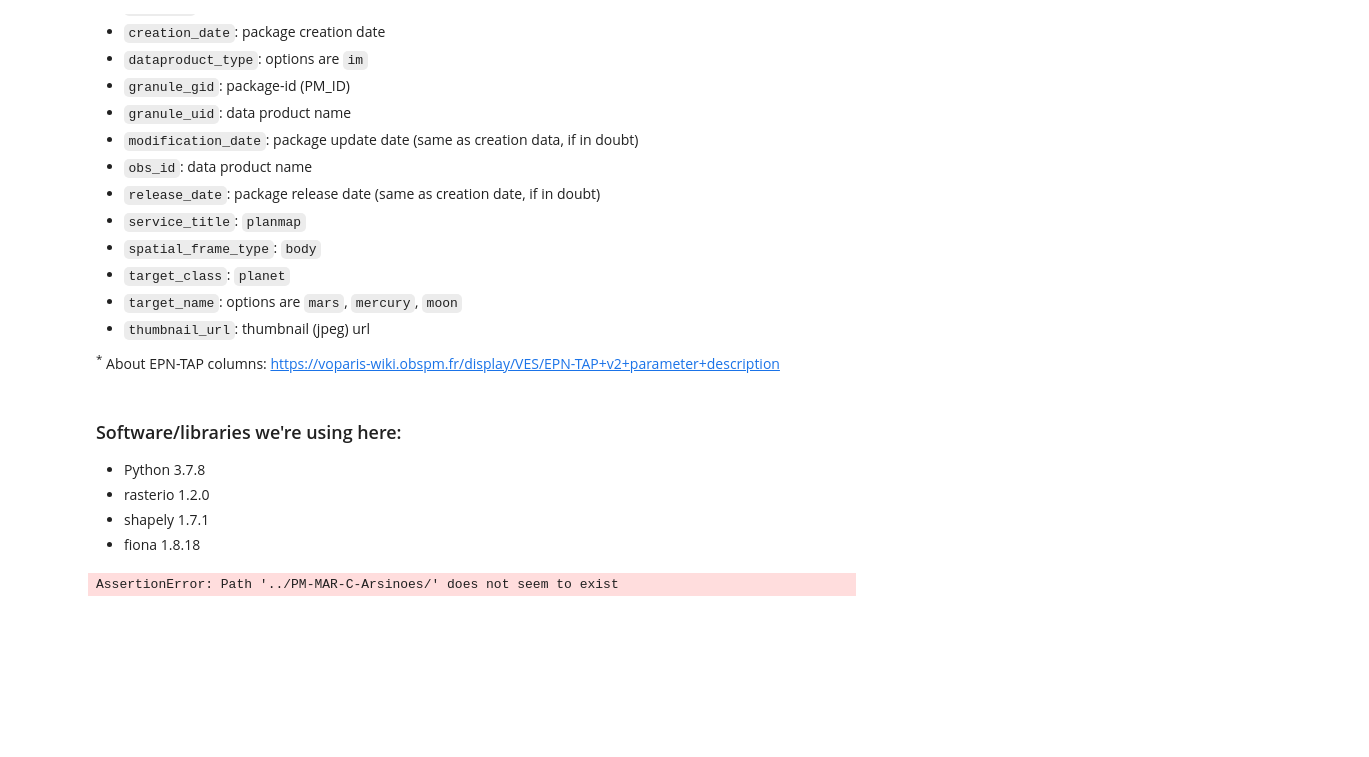
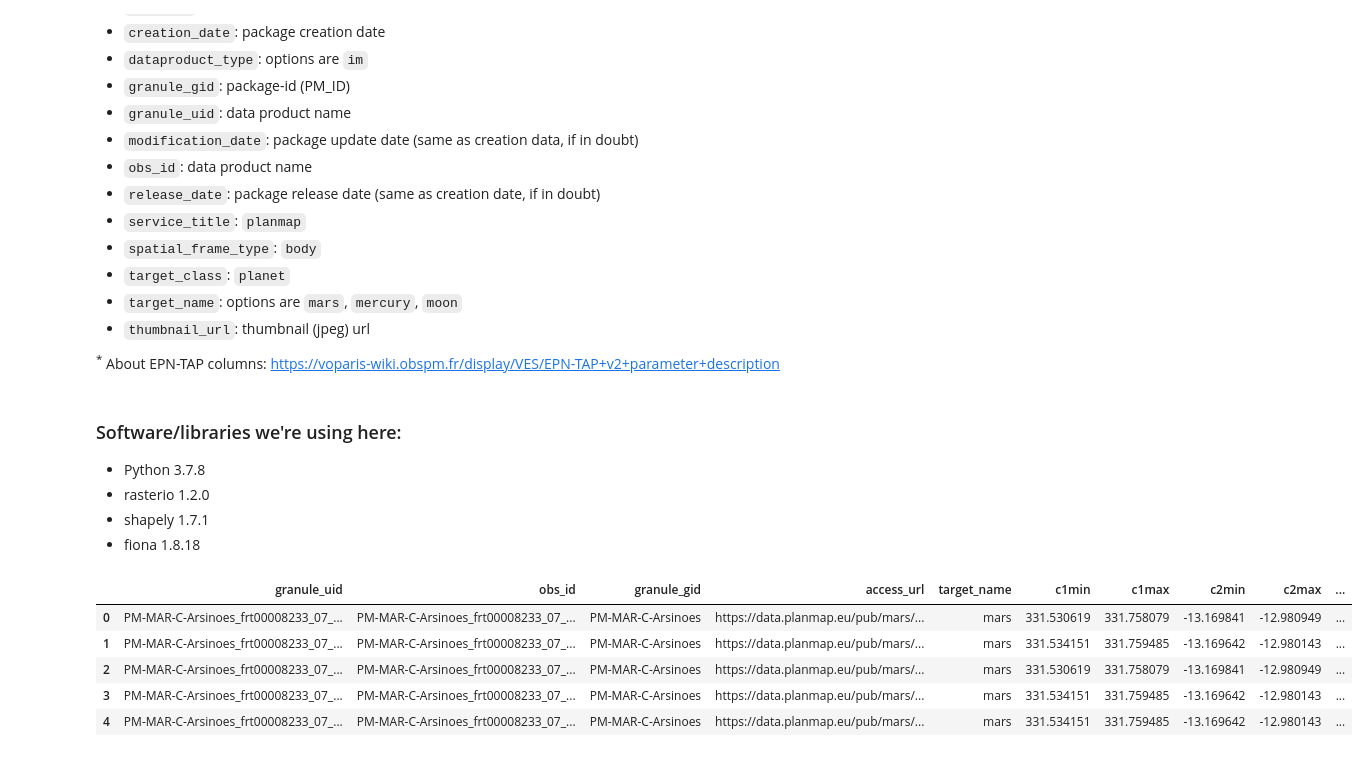
Before and after one commit to epn-vespa/planmap, a Jupyter notebook: docs/make_epntap_data_table.ipynb, the cells around one changed output. Saved outputs shown, nothing was run; the diff lists cells and outputs as text; code cells hidden in the pictures; blank space fills up the shorter version.

```diff
--- a/docs/make_epntap_data_table.ipynb
+++ b/docs/make_epntap_data_table.ipynb
@@ -224,8 +266,17 @@ class PmPkg:
 # %%
-pkg = PmPkg('../PM-MAR-C-Arsinoes/')
+pkg = PmPkg('./PM-MAR-C-Arsinoes/')
 
-pkg.proc_raster_dir()
+pkg.proc_data()
 
 epntap_records = pkg.to_epntap()
+
+import pandas
+
+pandas.DataFrame(epntap_records)
 # %% [output]
-AssertionError: Path '../PM-MAR-C-Arsinoes/' does not seem to exist
+|  | granule_uid | obs_id | granule_gid | access_url | target_name | c1min | c1max | c2min | c2max | ... |
+| 0 | PM-MAR-C-Arsinoes_frt00008233_07_... | PM-MAR-C-Arsinoes_frt00008233_07_... | PM-MAR-C-Arsinoes | https://data.planmap.eu/pub/mars/... | mars | 331.530619 | 331.758079 | -13.169841 | -12.980949 | ... |
+| 1 | PM-MAR-C-Arsinoes_frt00008233_07_... | PM-MAR-C-Arsinoes_frt00008233_07_... | PM-MAR-C-Arsinoes | https://data.planmap.eu/pub/mars/... | mars | 331.534151 | 331.759485 | -13.169642 | -12.980143 | ... |
+| 2 | PM-MAR-C-Arsinoes_frt00008233_07_... | PM-MAR-C-Arsinoes_frt00008233_07_... | PM-MAR-C-Arsinoes | https://data.planmap.eu/pub/mars/... | mars | 331.530619 | 331.758079 | -13.169841 | -12.980949 | ... |
+| 3 | PM-MAR-C-Arsinoes_frt00008233_07_... | PM-MAR-C-Arsinoes_frt00008233_07_... | PM-MAR-C-Arsinoes | https://data.planmap.eu/pub/mars/... | mars | 331.534151 | 331.759485 | -13.169642 | -12.980143 | ... |
+| 4 | PM-MAR-C-Arsinoes_frt00008233_07_... | PM-MAR-C-Arsinoes_frt00008233_07_... | PM-MAR-C-Arsinoes | https://data.planmap.eu/pub/mars/... | mars | 331.534151 | 331.759485 | -13.169642 | -12.980143 | ... |
```
Also changed, not shown: parts of 13 cells of this notebook, 1 other file.
